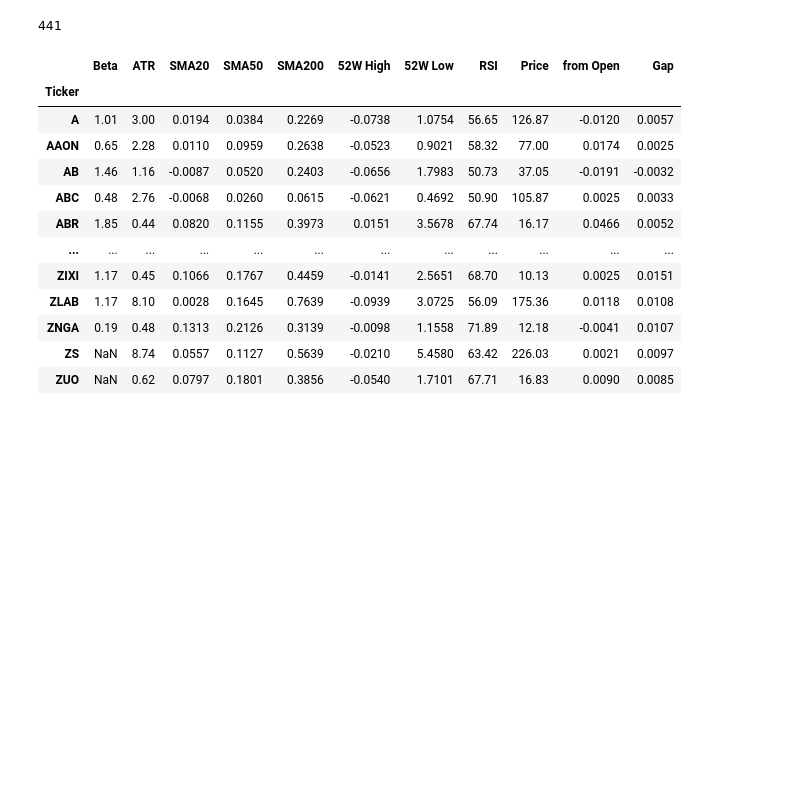
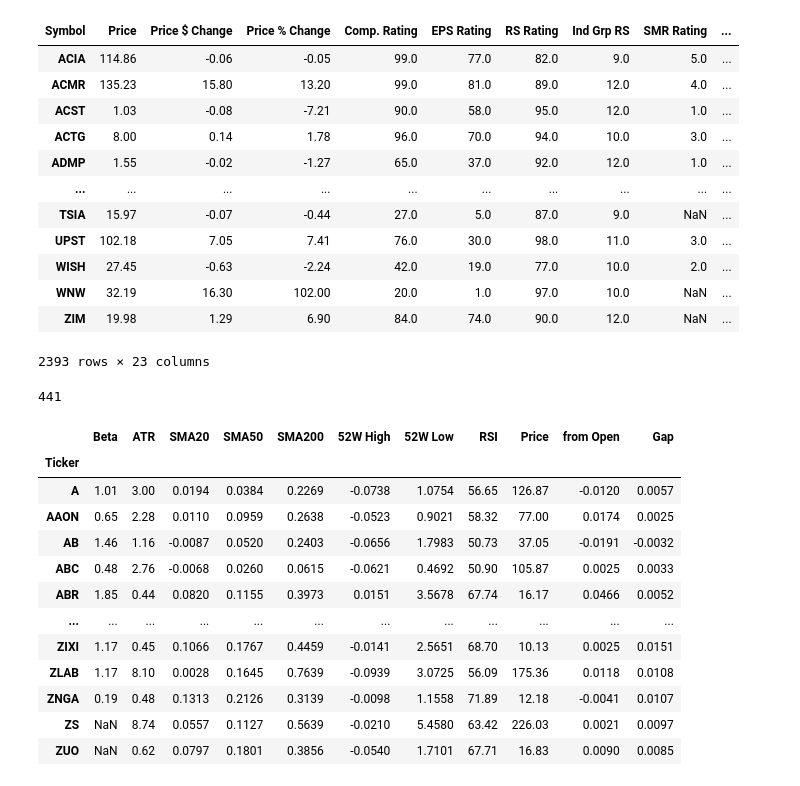
Before and after one commit to chan1123/Full_Trend_Template, a Jupyter notebook: Testing.ipynb, the cells around one changed output. Saved outputs shown, nothing was run; the diff lists cells and outputs as text; code cells hidden in the pictures; blank space fills up the shorter version.

```diff
--- a/Testing.ipynb
+++ b/Testing.ipynb
@@ -1 +20,18 @@
+# %%
+df_rs = df_ibd[df_ibd['RS Rating'] > 70]
+df_rs
+# %% [output]
+| Symbol | Price | Price $ Change | Price % Change | Comp. Rating | EPS Rating | RS Rating | Ind Grp RS | SMR Rating | ... |
+| ACIA | 114.86 | -0.06 | -0.05 | 99.0 | 77.0 | 82.0 | 9.0 | 5.0 | ... |
+| ACMR | 135.23 | 15.80 | 13.20 | 99.0 | 81.0 | 89.0 | 12.0 | 4.0 | ... |
+| ACST | 1.03 | -0.08 | -7.21 | 90.0 | 58.0 | 95.0 | 12.0 | 1.0 | ... |
+| ACTG | 8.00 | 0.14 | 1.78 | 96.0 | 70.0 | 94.0 | 10.0 | 3.0 | ... |
+| ADMP | 1.55 | -0.02 | -1.27 | 65.0 | 37.0 | 92.0 | 12.0 | 1.0 | ... |
+| ... | ... | ... | ... | ... | ... | ... | ... | ... | ... |
+| TSIA | 15.97 | -0.07 | -0.44 | 27.0 | 5.0 | 87.0 | 9.0 | NaN | ... |
+| UPST | 102.18 | 7.05 | 7.41 | 76.0 | 30.0 | 98.0 | 11.0 | 3.0 | ... |
+| WISH | 27.45 | -0.63 | -2.24 | 42.0 | 19.0 | 77.0 | 10.0 | 2.0 | ... |
+| WNW | 32.19 | 16.30 | 102.00 | 20.0 | 1.0 | 97.0 | 10.0 | NaN | ... |
+| ZIM | 19.98 | 1.29 | 6.90 | 84.0 | 74.0 | 90.0 | 12.0 | NaN | ... |
+2393 rows × 23 columns
 # %%
```
Also changed, not shown: parts of 10 cells of this notebook, 3 other files.
